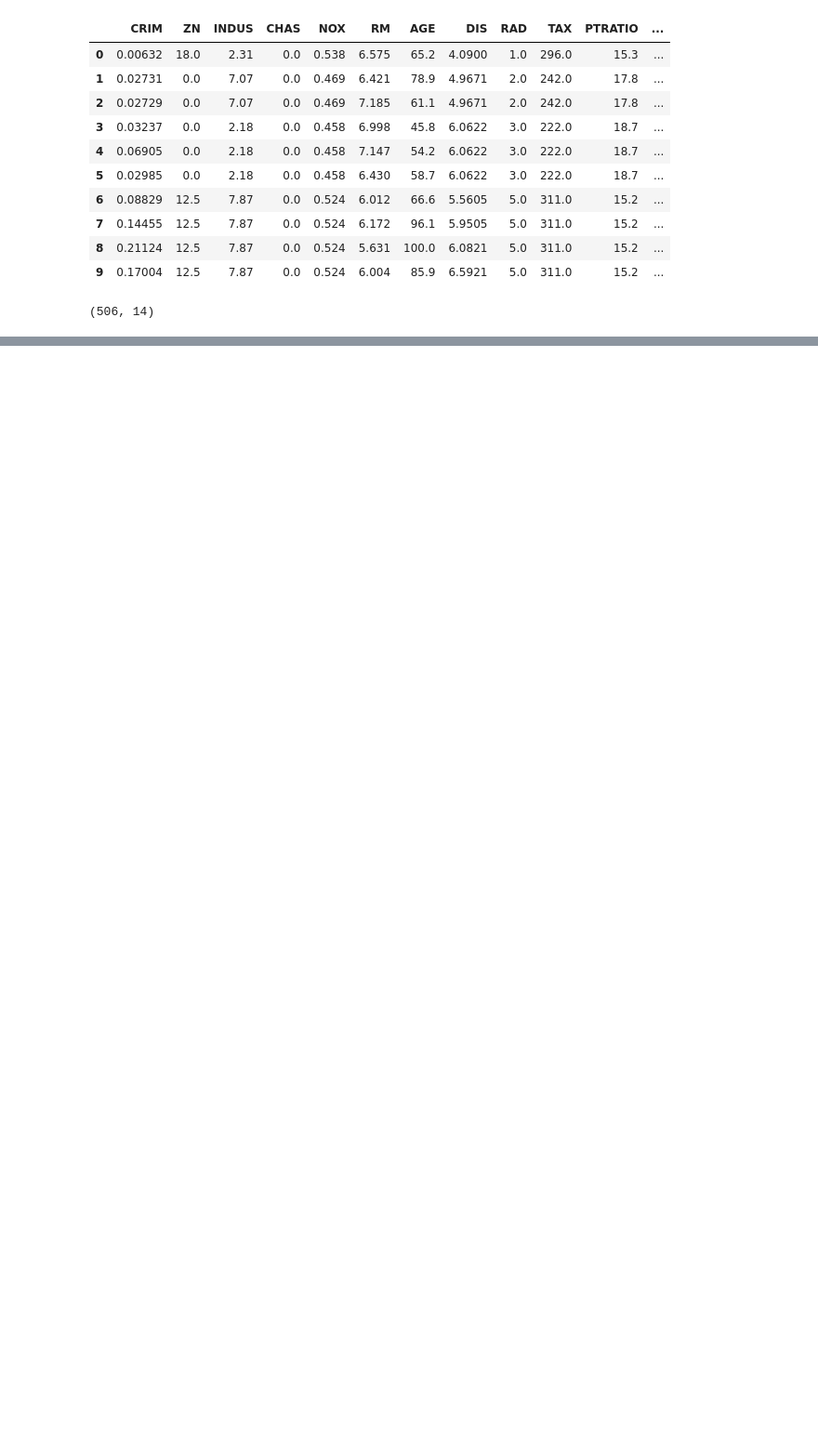
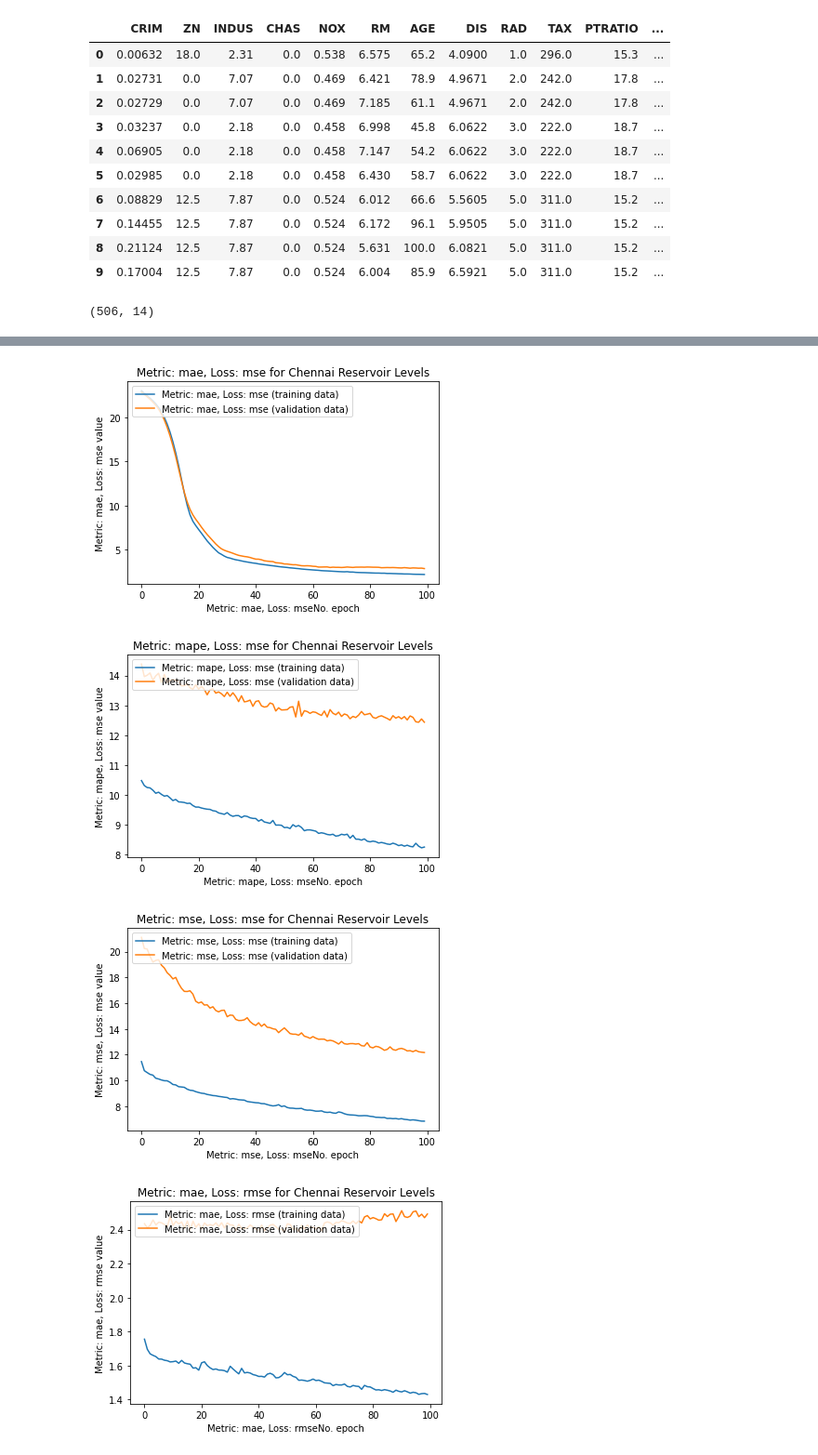
Before and after one commit to humantom88/geekbrains-neural-networks-introduction, a Jupyter notebook: lesson3/homework/homework.ipynb, the cells around one changed output, grey strips where cells are left out. Shown at 93% size. Saved outputs shown, nothing was run; the diff lists cells and outputs as text; code cells hidden in the pictures; blank space fills up the shorter version.

```diff
--- a/lesson3/homework/homework.ipynb
+++ b/lesson3/homework/homework.ipynb
@@ -80,13 +75,6 @@ Total params: 1,093
 Trainable params: 1,093
 Non-trainable params: 0
 _________________________________________________________________
-# %%
-from tensorflow.keras.losses import CategoricalCrossentropy, SparseCategoricalCrossentropy
-from tensorflow.keras.optimizers import Adam, SGD
-
-model.compile(optimizer=Adam(),
-              loss="mse",
-              metrics=["mae"])
 # %%
 def norm(x):
   mean = x.mean(axis=0)
@@ -130,0 +140,17 @@ Test mse: 3.1580371856689453
+# %%
+import matplotlib.pyplot as plt
+
+for history in histories:
+    # Plot history: MAE
+    plt.plot(history[2].history['loss'], label=f'Metric: {history[1]}, Loss: {history[0]}' + ' (training data)')
+    plt.plot(history[2].history['val_loss'], label=f'Metric: {history[1]}, Loss: {history[0]}' + ' (validation data)')
+    plt.title(f'Metric: {history[1]}, Loss: {history[0]}' + ' for Chennai Reservoir Levels')
+    plt.ylabel(f'Metric: {history[1]}, Loss: {history[0]}' + ' value')
+    plt.xlabel(f'Metric: {history[1]}, Loss: {history[0]}' + 'No. epoch')
+    plt.legend(loc="upper left")
+    plt.show()
+# %% [output]
+[figure, added]
+[figure, added]
+[figure, added]
+[figure, added]
```
Also changed, not shown: parts of 8 cells of this notebook.
